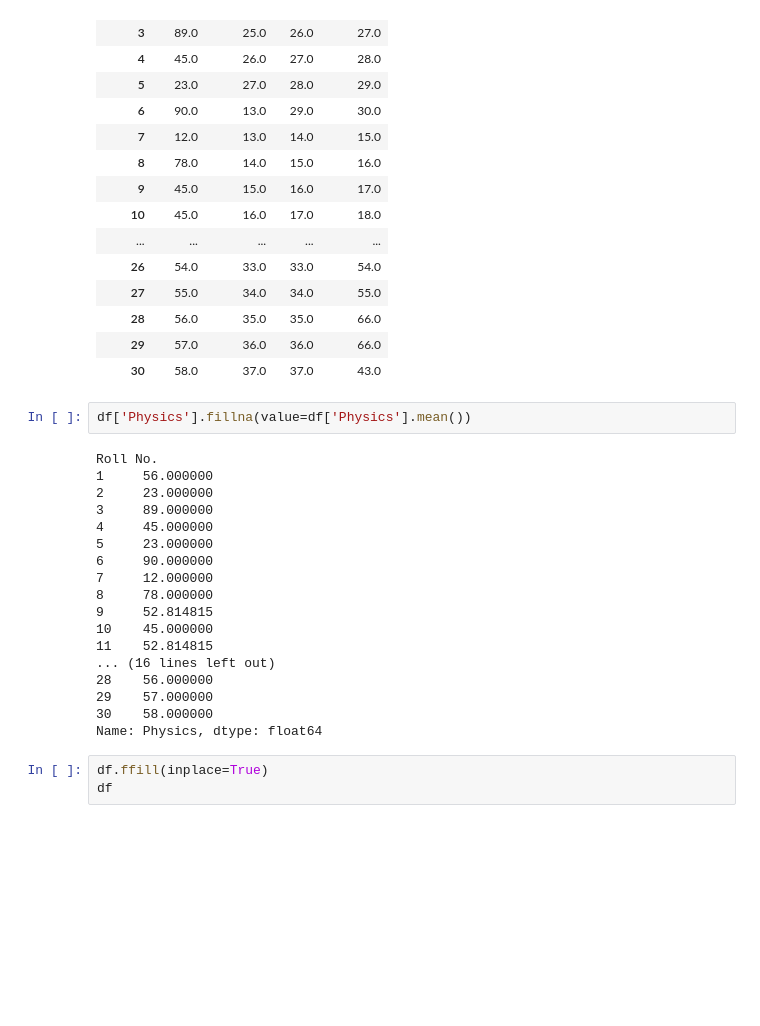
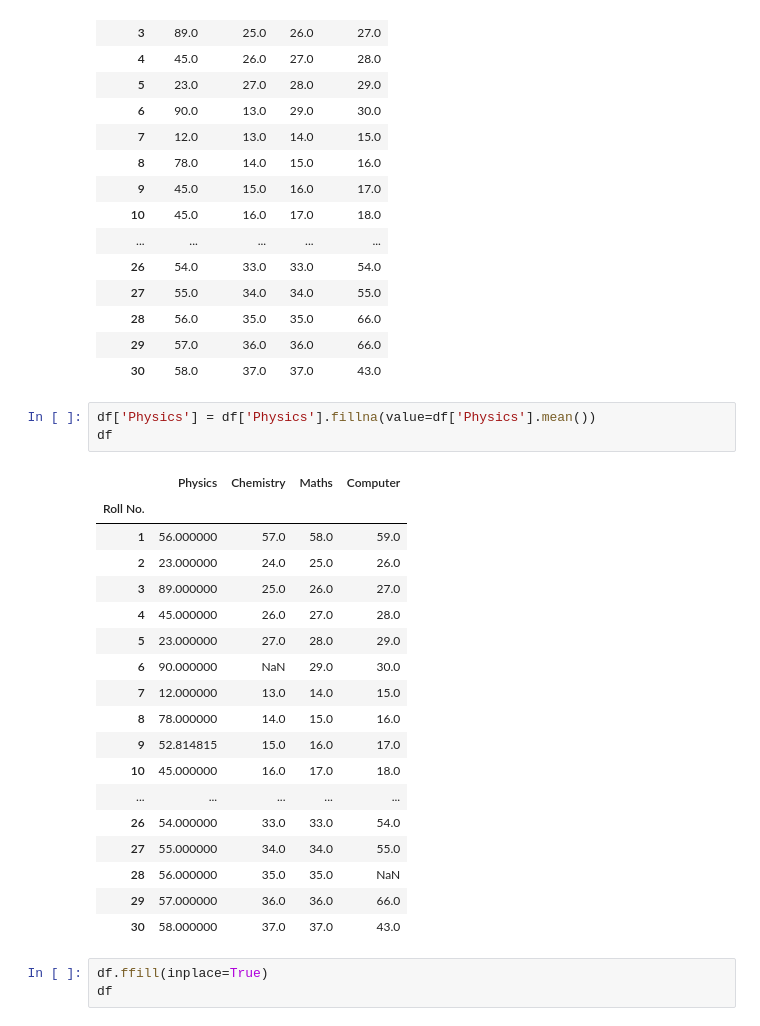
Before and after one commit to Siddhartha-Singhal/python-data-science, a Jupyter notebook: Analysis/Pandas.ipynb, the cells around one changed output. Saved outputs shown, nothing was run; the diff lists cells and outputs as text; blank space fills up the shorter version.

```diff
--- a/Analysis/Pandas.ipynb
+++ b/Analysis/Pandas.ipynb
@@ -1172,25 +1184,27 @@ df.bfill()
 | 29 | 57.0 | 36.0 | 36.0 | 66.0 |
 | 30 | 58.0 | 37.0 | 37.0 | 43.0 |
 # %%
-df['Physics'].fillna(value=df['Physics'].mean())
+df['Physics'] = df['Physics'].fillna(value=df['Physics'].mean())
+df
 # %% [output]
-Roll No.
-1     56.000000
-2     23.000000
-3     89.000000
-4     45.000000
-5     23.000000
-6     90.000000
-7     12.000000
-8     78.000000
-9     52.814815
-10    45.000000
-11    52.814815
-... (16 lines left out)
-28    56.000000
-29    57.000000
-30    58.000000
-Name: Physics, dtype: float64
+|  | Physics | Chemistry | Maths | Computer |
+| Roll No. |  |  |  |  |
+| 1 | 56.000000 | 57.0 | 58.0 | 59.0 |
+| 2 | 23.000000 | 24.0 | 25.0 | 26.0 |
+| 3 | 89.000000 | 25.0 | 26.0 | 27.0 |
+| 4 | 45.000000 | 26.0 | 27.0 | 28.0 |
+| 5 | 23.000000 | 27.0 | 28.0 | 29.0 |
+| 6 | 90.000000 | NaN | 29.0 | 30.0 |
+| 7 | 12.000000 | 13.0 | 14.0 | 15.0 |
+| 8 | 78.000000 | 14.0 | 15.0 | 16.0 |
+| 9 | 52.814815 | 15.0 | 16.0 | 17.0 |
+| 10 | 45.000000 | 16.0 | 17.0 | 18.0 |
+| ... | ... | ... | ... | ... |
+| 26 | 54.000000 | 33.0 | 33.0 | 54.0 |
+| 27 | 55.000000 | 34.0 | 34.0 | 55.0 |
+| 28 | 56.000000 | 35.0 | 35.0 | NaN |
+| 29 | 57.000000 | 36.0 | 36.0 | 66.0 |
+| 30 | 58.000000 | 37.0 | 37.0 | 43.0 |
 # %%
 df.ffill(inplace=True)
 df
```
Also changed, not shown: parts of 2 cells of this notebook, 6 other files.
